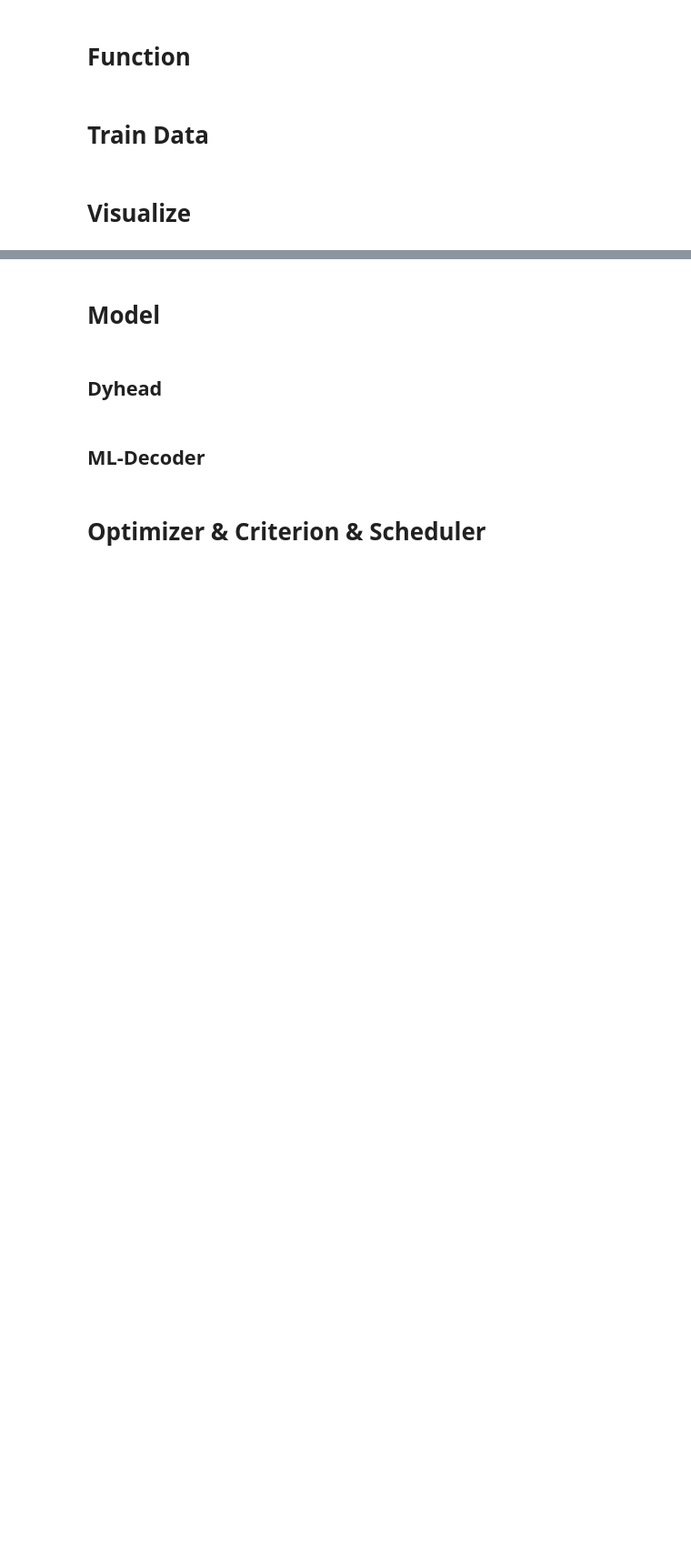
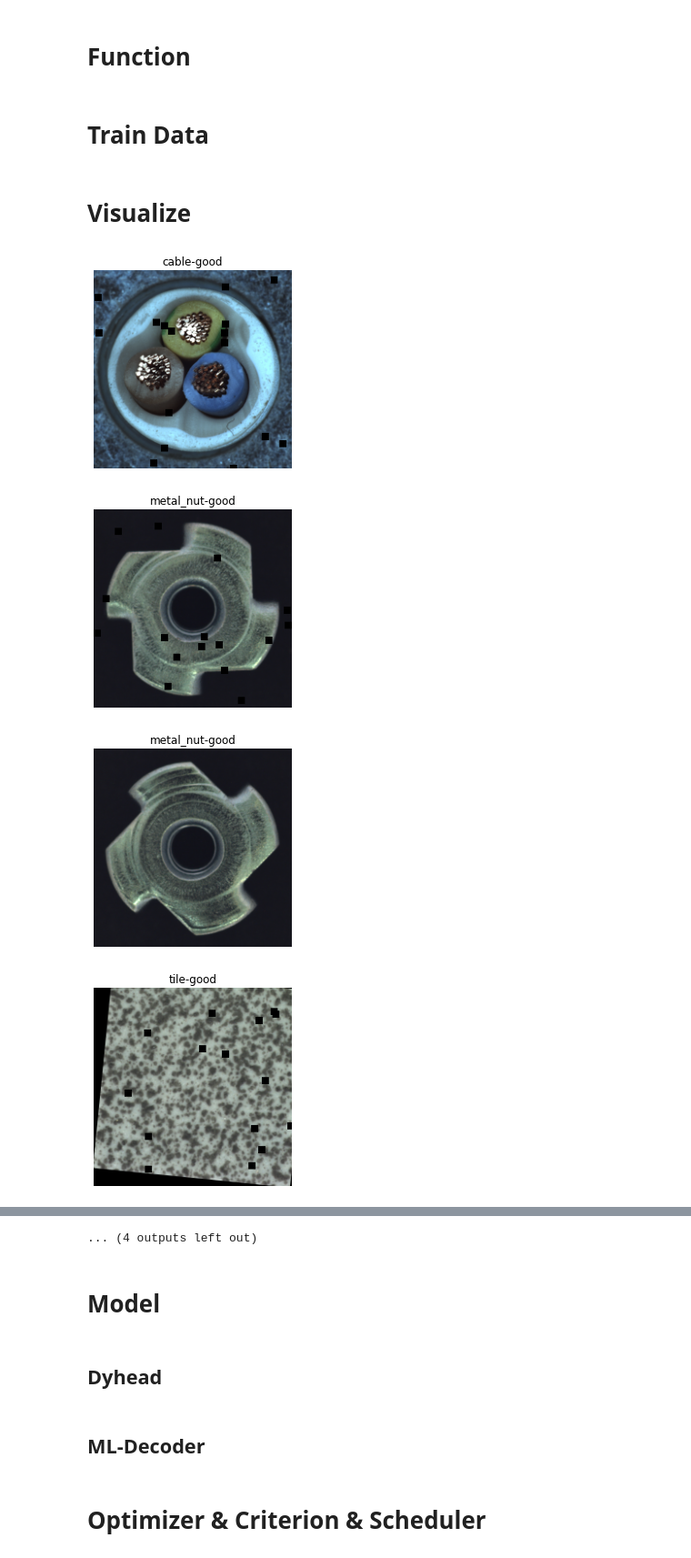
Before and after one commit to hyanghoa/dacon_tool, a Jupyter notebook: dacon_tool.ipynb, the cells around one changed output, grey strips where cells are left out. Shown at 91% size. Cells and saved outputs as stored; diff of their text form; code cells hidden in the pictures; blank space fills up the shorter version.

```diff
--- a/dacon_tool.ipynb
+++ b/dacon_tool.ipynb
@@ -187,7 +229,7 @@ class CustomDataset(Dataset):
             else:
                 flip_p = 0.5
             transform = A.Compose([
-                            A.Resize(IMAGE_SIZE, IMAGE_SIZE, interpolation=cv2.INTER_AREA),
+                            A.Resize(params["train_image_size"], params["train_image_size"], interpolation=cv2.INTER_AREA),
                             # A.RandomCrop(IMAGE_SIZE, IMAGE_SIZE, p=1),
                             A.RandomRotate90(p=0.5),
                             A.HorizontalFlip(p=flip_p),
@@ -202,11 +244,12 @@ class CustomDataset(Dataset):
                             ),
                             ToTensorV2()
                         ])
+            neptune_run["transforms"].log(transform)
             return transform(image=image)
 
         elif self.mode == "test":
             transform = A.Compose([
-                            A.Resize(TEST_IMAGE_SIZE, TEST_IMAGE_SIZE, interpolation=cv2.INTER_AREA),
+                            A.Resize(params["test_image_size"], params["test_image_size"], interpolation=cv2.INTER_AREA),
                             A.Normalize(
                                 mean = [0.4183, 0.3931, 0.3866],
                                 std = [0.2604, 0.2585, 0.2562]
@@ -937,10 +1001,10 @@ LABEL_DECODER = {v: k for k, v in LABEL_ENCODER.items()}
 train_dataset = CustomDataset(df=train_df, mode="train")
 train_loader = DataLoader(
                     train_dataset,
-                    batch_size=BATCH,
+                    batch_size=params["batch"],
                     shuffle=True,
                     pin_memory=True,
-                    num_workers=NUM_WORKERS,
+                    num_workers=params["num_workers"],
                     # sampler=sampler_dic['sampler'](train_dataset, **sampler_dic['params']),
                     # batch_sampler=sampler_dic,
                     # drop_last=True,
@@ -948,12 +1012,30 @@ train_loader = DataLoader(
 # %% [markdown]
 # Visualize
 # %%
-def visualize(image):
-    plt.figure(figsize=(10, 10))
-    plt.axis('off')
-    plt.imshow(image)
+def visualize(input, title):
+    # 이미지 정규화 해제하기
+    input = input.moveaxis(0, -1)
+    mean = np.array([0.4330, 0.4034, 0.3941])
+    std = np.array([0.2602, 0.2572, 0.2535])
+    input = input * std + mean
+    input = np.clip(input, 0, 1)
+
+    # 이미지 출력
+    fig = plt.figure()
+    plt.axis("off")
+    plt.imshow(input, rasterized=True)
+    plt.title(title)
+    plt.show()
+    return fig
 
 for batch in train_loader:
-    for i in batch[0]:
-        visualize(i.moveaxis(0, -1))
+    images, labels = batch[0], batch[1]
+    for image, label in zip(images, labels):
+        fig = visualize(image, LABEL_DECODER[label.item()])
+        neptune_run["preprocessed_image"].log(fig)
     break
+# %% [output]
+[figure, added]
+[figure, added]
+[figure, added]
+[figure, added]
@@ -960,3 +1050,4 @@ for batch in train_loader:
+... (4 outputs left out)
 # %% [markdown]
 # Model
 # %%
```
Also changed, not shown: parts of 22 cells of this notebook.
